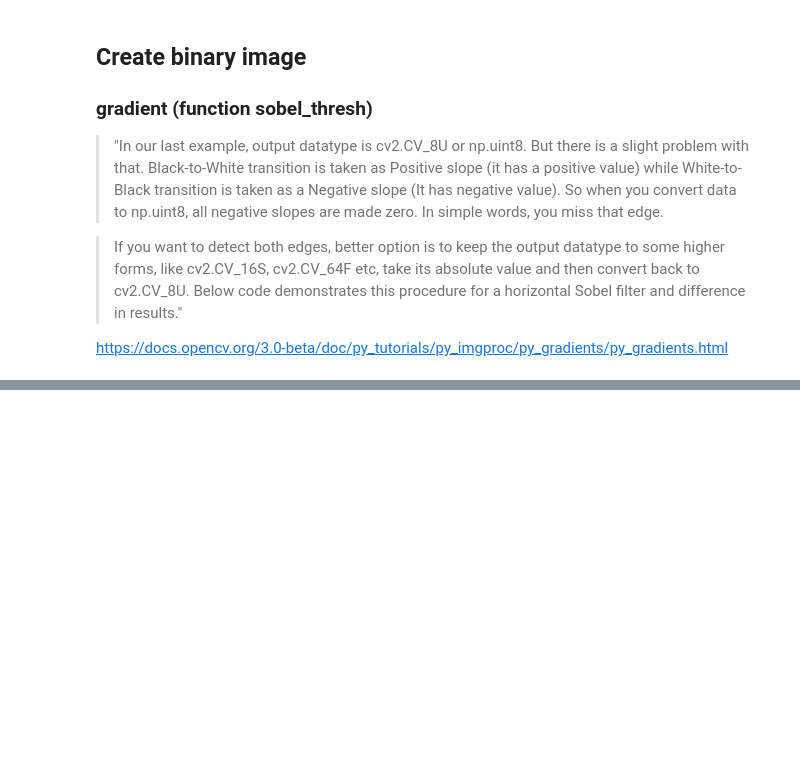
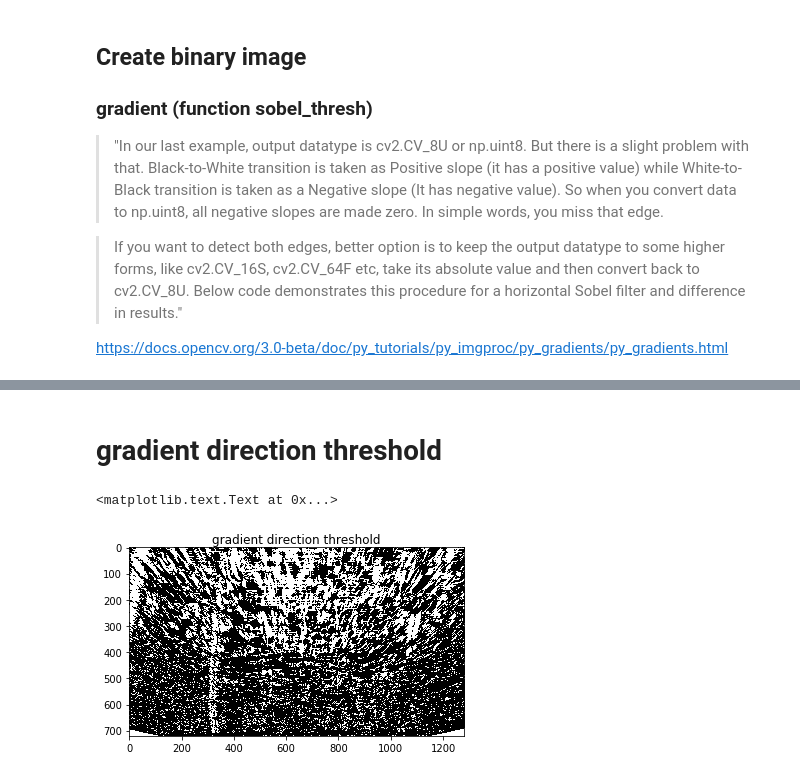
Before and after one commit to fstahl1/advanced_lane_finding, a Jupyter notebook: advanced_lane_finding.ipynb, the cells around one changed output, grey strips where cells are left out. Saved outputs shown, nothing was run; the diff lists cells and outputs as text; code cells hidden in the pictures; blank space fills up the shorter version.

```diff
--- a/advanced_lane_finding.ipynb
+++ b/advanced_lane_finding.ipynb
@@ -184,0 +204,21 @@ def grad_thresh(img, orient='x', kernel=3, sobel_thresh=(0, 255)):
+# %%
+def grad_dir_thresh(image, kernel=3, thresh=(0, np.pi/2)):
+    # Calculate gradient direction
+    # Apply threshold
+
+    # convert to grayscale
+    gray = cv2.cvtColor(image, cv2.COLOR_RGB2GRAY)
+    # apply sobel
+    sobelx = cv2.Sobel(gray, cv2.CV_64F, 1, 0, ksize=kernel)
+    sobely = cv2.Sobel(gray, cv2.CV_64F, 0, 1, ksize=kernel)
+    # calculate absolute values of sobelx and sobely
+    abs_sobelx = np.abs(sobelx)
+    abs_sobely = np.abs(sobely)
+    # calculate gradient direction
+    grad_dir = np.arctan2(abs_sobely, abs_sobelx)
+    # apply threshold
+    grad_dir_bin = np.zeros_like(gray)
+    grad_dir_bin[(grad_dir >= thresh[0]) &
+            (grad_dir <= thresh[1])] = 1
+
+    return grad_dir_bin
@@ -184,0 +261,10 @@ def grad_thresh(img, orient='x', kernel=3, sobel_thresh=(0, 255)):
+# %% [markdown]
+# gradient direction threshold
+# %%
+grad_dir_bin_img = grad_dir_thresh(warped_img,
+                         kernel = 7, thresh = (0, 0.5))
+plt.imshow(grad_dir_bin_img, cmap = 'gray')
+plt.title('gradient direction threshold')
+# %% [output]
+<matplotlib.text.Text at 0x...>
+[figure, added]
```
Also changed, not shown: parts of 23 cells of this notebook, 1 other file.
